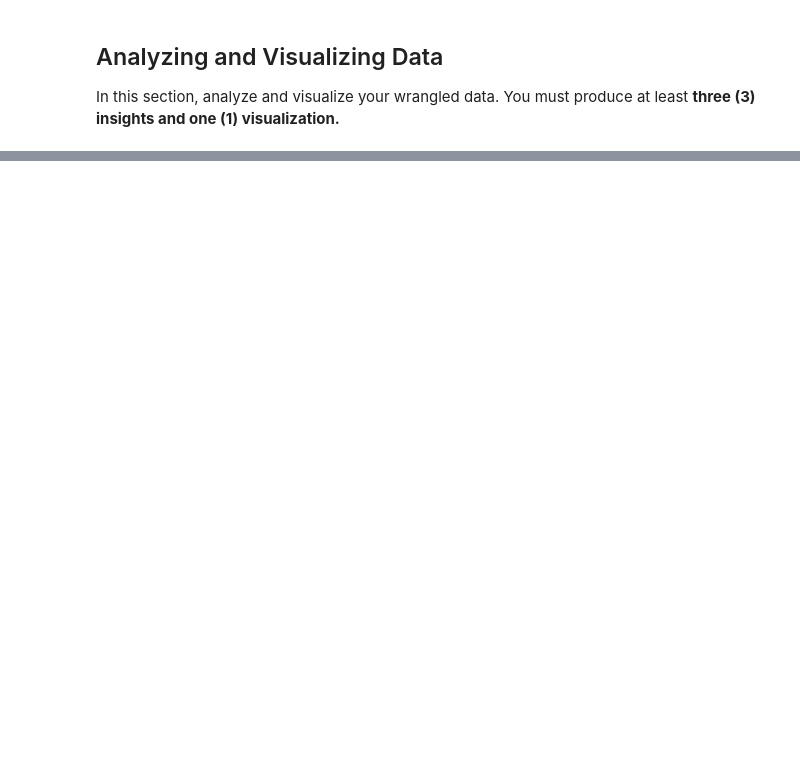
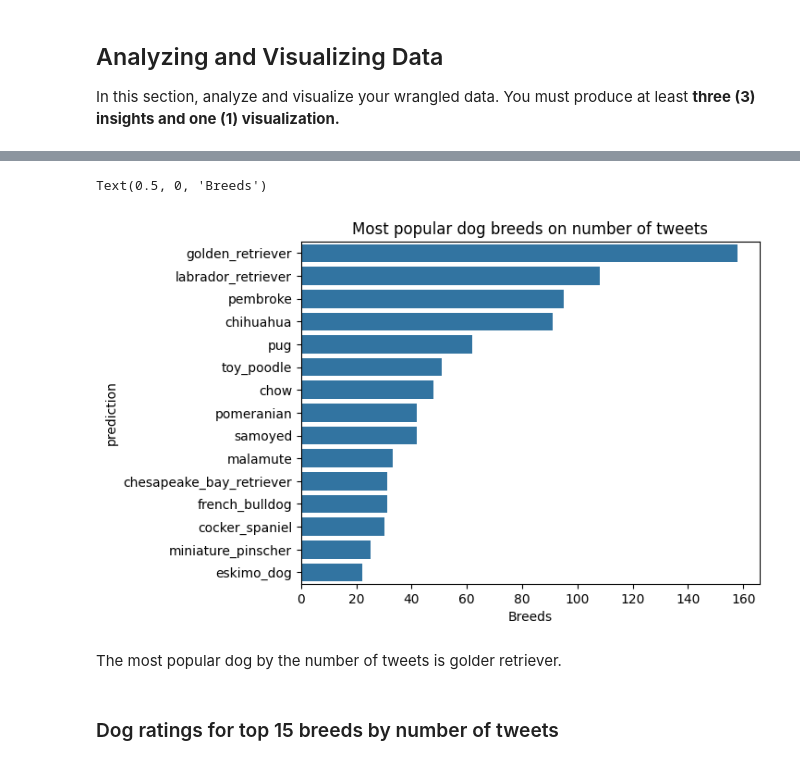
Before and after one commit to aayush1202/weRateDogs, a Jupyter notebook: wrangle_act.ipynb, the cells around one changed output, grey strips where cells are left out. Drawn from its saved outputs; the diff is of its cells as text; code cells hidden in the pictures; blank space fills up the shorter version.

```diff
--- a/wrangle_act.ipynb
+++ b/wrangle_act.ipynb
@@ -632,0 +832,12 @@ len(preds_clean)
+# %%
+preds_clean = pred_names.merge(
+    pred_conf,
+    how='inner',
+    on=['tweet_id', 'jpg_url', 'img_num', 'pred_num']
+)
+# %%
+preds_clean = preds_clean.merge(
+    pred_dogs,
+    how='inner',
+    on=['tweet_id', 'jpg_url', 'img_num', 'pred_num']
+)
@@ -647,0 +897,22 @@ In this section, analyze and visualize your wrangled data. You must produce at l
+# %%
+pop_dog = preds_clean.query('dog_status == True')
+pop_dog = pop_dog.groupby('tweet_id', as_index=False)['confidence'].max()
+# %%
+pop_dog = preds_clean.merge(
+    pop_dog,
+    how='inner',
+    on=['tweet_id', 'confidence']
+)
+# %%
+dog_ranking = pop_dog['prediction'].value_counts().head(15)
+sns.countplot(data=pop_dog, y='prediction', order=dog_ranking.index)
+plt.title('Most popular dog breeds on number of tweets')
+plt.xlabel('Number of tweets')
+plt.xlabel('Breeds')
+# %% [output]
+Text(0.5, 0, 'Breeds')
+[figure, added]
+# %% [markdown]
+The most popular dog by the number of tweets is golder retriever.
+# %% [markdown]
+### Dog ratings for top 15 breeds by number of tweets
```
Also changed, not shown: parts of 61 cells of this notebook, 2 other files.
